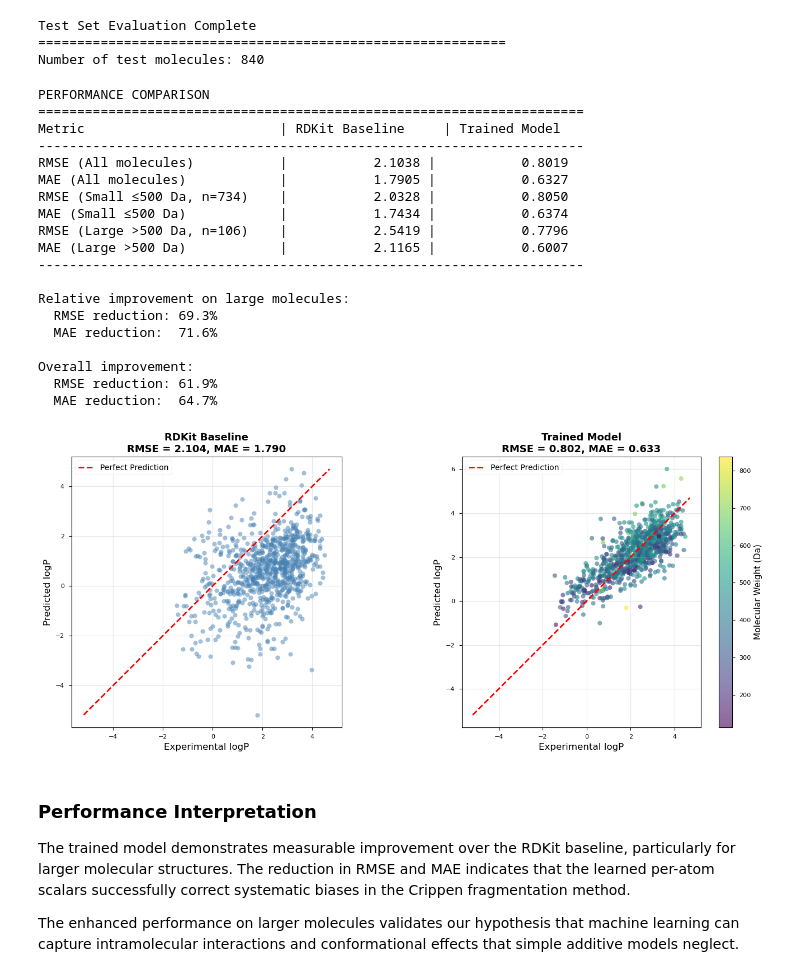
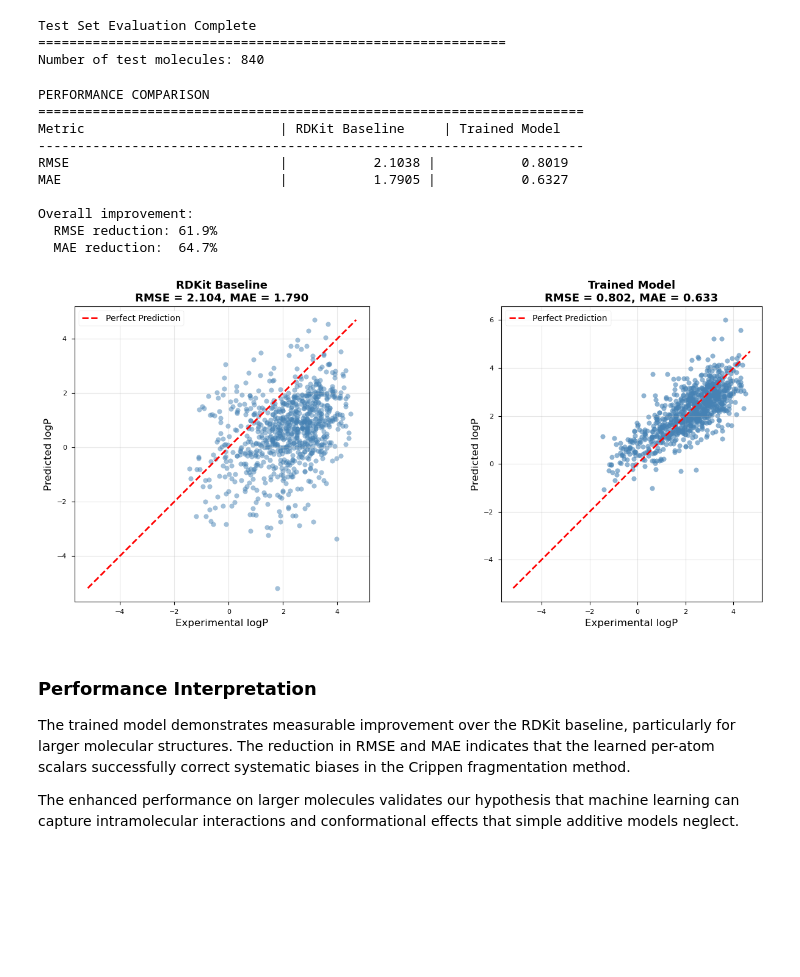
Before and after one commit to OfirSimhi1612/logP_factor_learning, a Jupyter notebook: main.ipynb, the cells around one changed output. Drawn from its saved outputs; the diff is of its cells as text; code cells hidden in the pictures; blank space fills up the shorter version.

```diff
--- a/notebooks/logp_prediction_tutorial.ipynb
+++ b/main.ipynb
@@ -644,6 +777,10 @@ The training procedure employs:
 This training loop typically completes in 5-10 minutes on CPU or 2-3 minutes on GPU.
 # %%
 # Training loop with early stopping
+from datetime import datetime
+import os
+
+
 best_val_loss = float('inf')
 patience_counter = 0
 train_losses = []
@@ -651,6 +788,10 @@ val_losses = []
 
 print("\nCommencing model training...")
 print("=" * 60)
+
+run_id = datetime.now().strftime('%d-%m-%Y(%H:%M)')
+ckpt_path = f'checkpoints/ckpt_{run_id}.pt'
+Path("checkpoints").mkdir(parents=True, exist_ok=True)
 
 for epoch in range(EPOCHS):
     # Train for one epoch
@@ -668,7 +809,7 @@ for epoch in range(EPOCHS):
     if val_loss < best_val_loss:
         best_val_loss = val_loss
         patience_counter = 0
-        torch.save(model.state_dict(), '../best_model_contextual.pt')
+        torch.save(model.state_dict(), ckpt_path)
         print(f" [New best model saved]")
     else:
         patience_counter += 1
@@ -752,7 +893,7 @@ Improvement from first epoch: 63.0%
 We evaluate the trained model on the held-out test set to quantify improvement over the RDKit baseline. Performance is assessed globally and stratified by molecular size to identify where the model provides greatest benefit.
 # %%
 # Load best model and evaluate on test set
-model.load_state_dict(torch.load('../best_model_contextual.pt', map_location=device))
+model.load_state_dict(torch.load(ckpt_path, map_location=device))
 
 test_preds, test_targets, test_baselines, test_mws, test_mol_indices = evaluate(
     model, test_loader, device
@@ -785,35 +926,9 @@ print("\nPERFORMANCE COMPARISON")
 print("=" * 70)
 print(f"{'Metric':<30} | {'RDKit Baseline':<18} | {'Trained Model':<18}")
 print("-" * 70)
-print(f"{'RMSE (All molecules)':<30} | {rmse_baseline_all:>16.4f} | {rmse_model_all:>16.4f}")
-print(f"{'MAE (All molecules)':<30} | {mae_baseline_all:>16.4f} | {mae_model_all:>16.4f}")
+print(f"{'RMSE':<30} | {rmse_baseline_all:>16.4f} | {rmse_model_all:>16.4f}")
+print(f"{'MAE':<30} | {mae_baseline_all:>16.4f} | {mae_model_all:>16.4f}")
 
-if sum(mask_small) > 0:
-    rmse_base_small, mae_base_small = calculate_metrics(
-        test_targets[mask_small], test_baselines[mask_small]
-    )
-    rmse_model_small, mae_model_small = calculate_metrics(
-        test_targets[mask_small], test_preds[mask_small]
-    )
-    print(f"{'RMSE (Small ≤500 Da, n='+str(sum(mask_small))+')':<30} | {rmse_base_small:>16.4f} | {rmse_model_small:>16.4f}")
-    print(f"{'MAE (Small ≤500 Da)':<30} | {mae_base_small:>16.4f} | {mae_model_small:>16.4f}")
-
-if sum(mask_large) > 0:
-    rmse_base_large, mae_base_large = calculate_metrics(
-        test_targets[mask_large], test_baselines[mask_large]
-    )
-    rmse_model_large, mae_model_large = calculate_metrics(
-        test_targets[mask_large], test_preds[mask_large]
-    )
-    print(f"{'RMSE (Large >500 Da, n='+str(sum(mask_large))+')':<30} | {rmse_base_large:>16.4f} | {rmse_model_large:>16.4f}")
-    print(f"{'MAE (Large >500 Da)':<30} | {mae_base_large:>16.4f} | {mae_model_large:>16.4f}")
-
-    improvement_rmse = (rmse_base_large - rmse_model_large) / rmse_base_large * 100
-    improvement_mae = (mae_base_large - mae_model_large) / mae_base_large * 100
-    print("-" * 70)
-    print(f"\nRelative improvement on large molecules:")
-    print(f"  RMSE reduction: {improvement_rmse:.1f}%")
-    print(f"  MAE reduction:  {improvement_mae:.1f}%")
 
 # Overall improvement
 overall_rmse_improvement = (rmse_baseline_all - rmse_model_all) / rmse_baseline_all * 100
@@ -826,17 +941,8 @@ PERFORMANCE COMPARISON
 ======================================================================
 Metric                         | RDKit Baseline     | Trained Model
 ----------------------------------------------------------------------
-RMSE (All molecules)           |           2.1038 |           0.8019
-MAE (All molecules)            |           1.7905 |           0.6327
-RMSE (Small ≤500 Da, n=734)    |           2.0328 |           0.8050
-MAE (Small ≤500 Da)            |           1.7434 |           0.6374
-RMSE (Large >500 Da, n=106)    |           2.5419 |           0.7796
-MAE (Large >500 Da)            |           2.1165 |           0.6007
-----------------------------------------------------------------------
-
-Relative improvement on large molecules:
-  RMSE reduction: 69.3%
-  MAE reduction:  71.6%
+RMSE                           |           2.1038 |           0.8019
+MAE                            |           1.7905 |           0.6327
 
 Overall improvement:
   RMSE reduction: 61.9%
@@ -846,38 +952,35 @@ Overall improvement:
 fig, axes = plt.subplots(1, 2, figsize=(14, 6))
 
 # Baseline predictions
 axes[0].scatter(test_targets, test_baselines, alpha=0.5, s=30, c='steelblue')
 min_val = min(test_targets.min(), test_baselines.min())
 max_val = max(test_targets.max(), test_baselines.max())
 axes[0].plot([min_val, max_val], [min_val, max_val], 'r--', linewidth=2, label='Perfect Prediction')
 axes[0].set_xlabel('Experimental logP', fontsize=12)
 axes[0].set_ylabel('Predicted logP', fontsize=12)
 axes[0].set_title(f'RDKit Baseline\nRMSE = {rmse_baseline_all:.3f}, MAE = {mae_baseline_all:.3f}',
                   fontsize=13, fontweight='bold')
 axes[0].legend(fontsize=10)
 axes[0].grid(True, alpha=0.3)
 axes[0].set_aspect('equal', adjustable='box')
 
 # Model predictions
-scatter = axes[1].scatter(test_targets, test_preds, c=test_mws, alpha=0.6, s=30,
+scatter = axes[1].scatter(test_targets, test_preds, c="steelblue", alpha=0.6, s=30,
                          cmap='viridis', vmin=test_mws.min(), vmax=test_mws.max())
 axes[1].plot([min_val, max_val], [min_val, max_val], 'r--', linewidth=2, label='Perfect Prediction')
 axes[1].set_xlabel('Experimental logP', fontsize=12)
 axes[1].set_ylabel('Predicted logP', fontsize=12)
 axes[1].set_title(f'Trained Model\nRMSE = {rmse_model_all:.3f}, MAE = {mae_model_all:.3f}',
                   fontsize=13, fontweight='bold')
 axes[1].legend(fontsize=10)
 axes[1].grid(True, alpha=0.3)
 axes[1].set_aspect('equal', adjustable='box')
 
-# Add colorbar
-cbar = plt.colorbar(scatter, ax=axes[1])
-cbar.set_label('Molecular Weight (Da)', fontsize=11)
 
 plt.tight_layout()
 plt.show()
 # %% [output]
-[figure, old version]
+[figure, new version]
 # %% [markdown]
 ### Performance Interpretation
 
```
Also changed, not shown: parts of 17 cells of this notebook, 3 other files.
